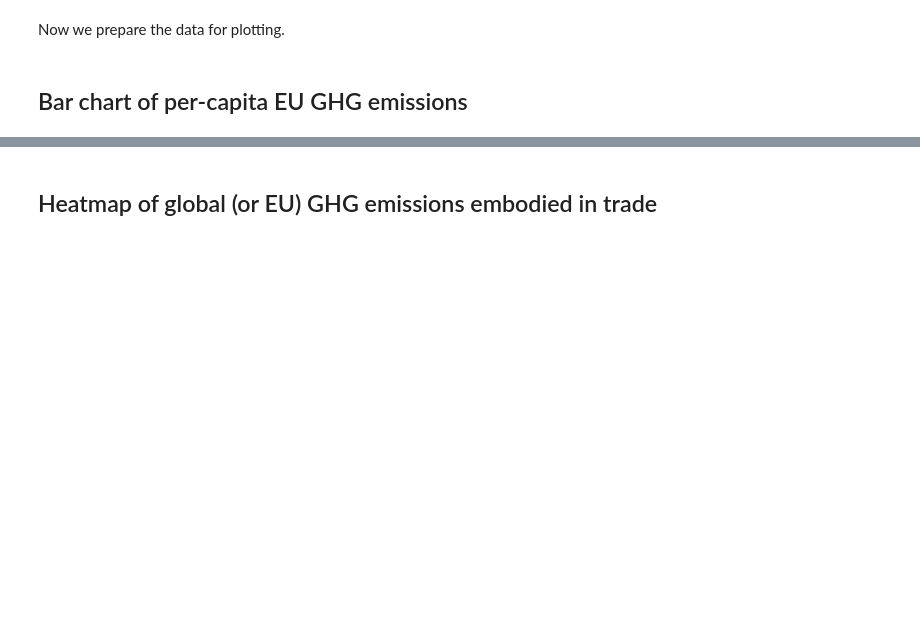
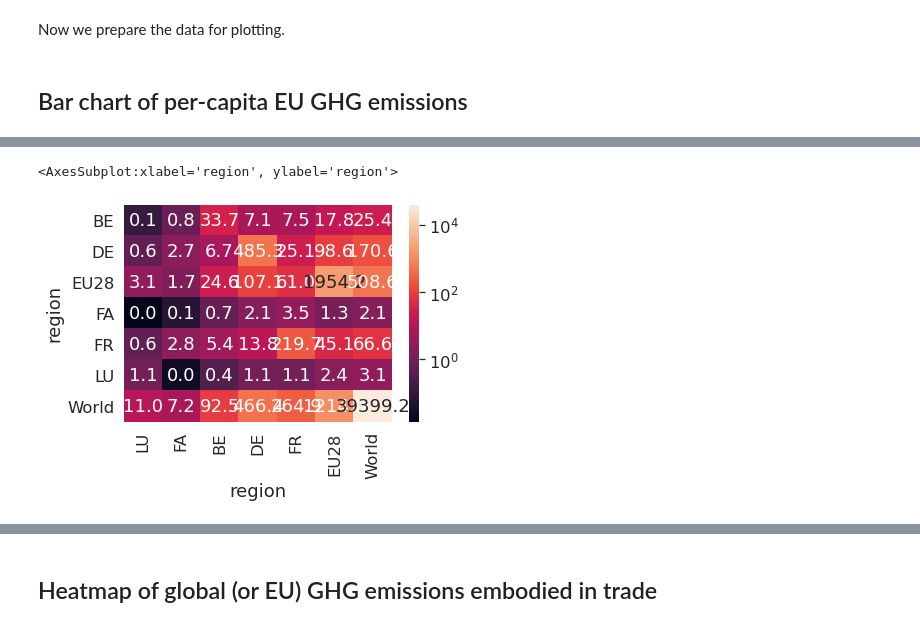
Before and after one commit to thomasgibon/io-footprinting, a Jupyter notebook: exiobase_use.ipynb, the cells around one changed output, grey strips where cells are left out. Saved outputs shown, nothing was run; the diff lists cells and outputs as text; code cells hidden in the pictures; blank space fills up the shorter version.

```diff
--- a/exiobase_use.ipynb
+++ b/exiobase_use.ipynb
@@ -33,7 +36,8 @@ The original characterization matrix is from https://zenodo.org/record/3955079/
 ...and you can find the stressors extension and characterization data at https://figshare.com/articles/dataset/Additional_environmental_extensions_for_EXIOBASE3_based_on_USEEEIO/12471278/1
 # %%
 year = 2018
-EXIOBASE_PATH = '../exiobase/'
+EXIOBASE_PATH = '../exiobase/EXIOBASE3.8/'
+# EXIOBASE_PATH = '../exiobase/'
 # %% [markdown]
 Then, just import the IO system with `pymrio`:
 # %%
@@ -429,0 +311,27 @@ Aggregate EU28 then export M.
+# %%
+reg_agg_matrix = np.zeros([49,7])
+
+# We'll disaggregate the various countries to compose the functional area
+# Flows will follow population, for a lack of a better proxy for emissions
+# This is probably wrong for territorial emissions, but should hold for consumption
+
+population_FA=pd.Series({'BE':225772,
+                         'DE':378881,
+                         'FR':781852},
+                          name='population')
+
+FA_shares=population_FA/io.population
+FA_shares.fillna(inplace=True, value=0)
+FA_shares=FA_shares.reindex_like(io.population)
+
+reg_agg_matrix[io.get_regions()=='LU',0] = 1
+reg_agg_matrix[:,1] = FA_shares
+reg_agg_matrix[io.get_regions()=='BE',2] = 1-reg_agg_matrix[io.get_regions()=='BE',1]
+reg_agg_matrix[io.get_regions()=='DE',3] = 1-reg_agg_matrix[io.get_regions()=='DE',1]
+reg_agg_matrix[io.get_regions()=='FR',4] = 1-reg_agg_matrix[io.get_regions()=='FR',1]
+reg_agg_matrix[:28,5] = 1-reg_agg_matrix[:28,:5].sum(1)
+reg_agg_matrix[:,6] = 1-reg_agg_matrix[:,:6].sum(1)
+
+reg_agg_matrix=reg_agg_matrix.T # argh, the matrix was transposed
+
+assert all(reg_agg_matrix.sum(0)==1)
@@ -429,0 +344,6 @@ Aggregate EU28 then export M.
+# %%
+# Reaggregate
+reg_agg_names=['LU','FA','BE','DE','FR','EU28','World']
+ioagg = io.aggregate(region_agg=reg_agg_matrix,
+                     region_names=reg_agg_names,
+                        inplace=False)
@@ -429,0 +516,2 @@ Aggregate EU28 then export M.
+# %%
+GWP_territorial = ioagg.impact.S.loc[ind].mul(ioagg.L.dot(Y_diag))
@@ -429,0 +535,9 @@ Aggregate EU28 then export M.
+# %%
+GWP_territorial_summary = GWP_territorial.groupby('region',axis=1).sum().groupby('region',axis=0).sum().reindex(reg_agg_names, axis=1)*1e-9
+sns.heatmap(GWP_territorial_summary, annot=True,
+            norm=matplotlib.colors.LogNorm(vmin=GWP_territorial_summary.min().min(),
+                                           vmax=GWP_territorial_summary.max().max()),
+           fmt='.1f')
+# %% [output]
+<AxesSubplot:xlabel='region', ylabel='region'>
+[figure, added]
```
Also changed, not shown: parts of 70 cells of this notebook.
